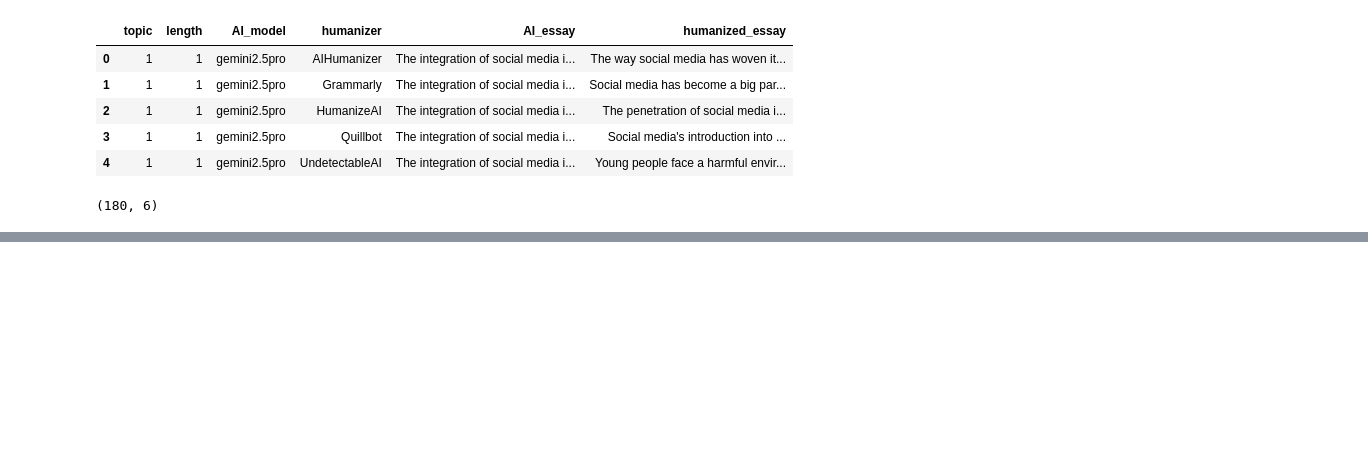
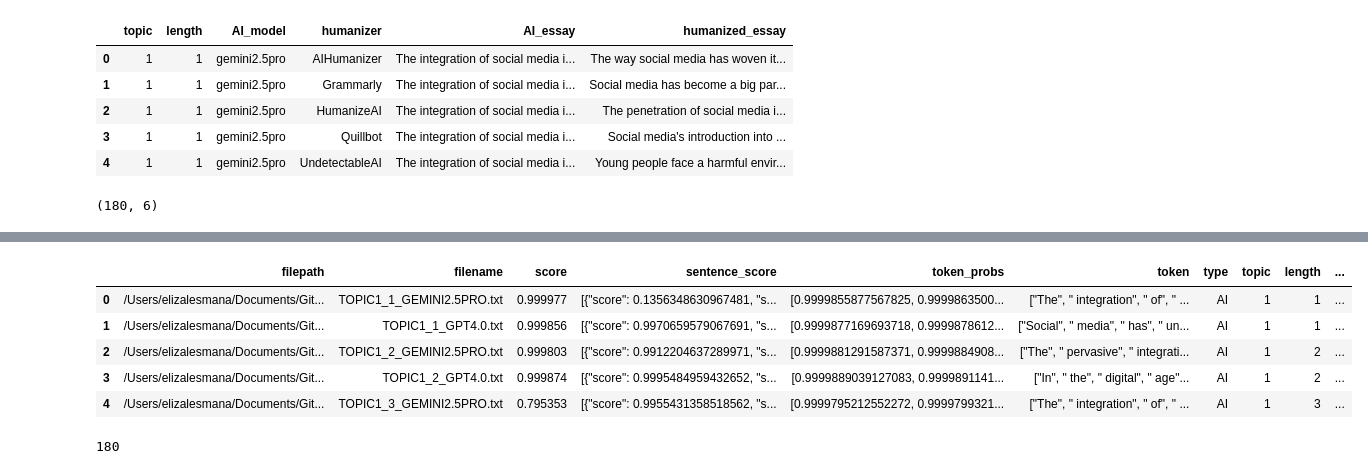
Before and after one commit to warit-tee/FYP, a Jupyter notebook: detectability/detect-results.ipynb, the cells around one changed output, grey strips where cells are left out. Saved outputs shown, nothing was run; the diff lists cells and outputs as text; code cells hidden in the pictures; blank space fills up the shorter version.

```diff
--- a/detectability/detect-results.ipynb
+++ b/detectability/detect-results.ipynb
@@ -22,0 +149,4 @@ df.loc[0, 'AI_essay']
+# %%
+sapling = pd.read_csv('sapling_results.csv')
+print(sapling.shape)
+sapling.head()
@@ -22,0 +161,39 @@ df.loc[0, 'AI_essay']
+# %%
+humanizers = ['AIHumanizer', 'Grammarly', 'HumanizeAI', 'Quillbot', 'UndetectableAI', 'writehuman.ai']
+sapling['type'] = None
+sapling['topic'] = None
+sapling['length'] = None
+sapling['AI_model'] = None
+for i, row in sapling.iterrows():
+    type = row['filepath'].split('/')
+    isai = True
+    for humanizer in humanizers:
+        if humanizer in type:
+            sapling.at[i, 'type'] = humanizer
+            isai = False
+            break
+    if isai:
+        sapling.at[i, 'type'] = 'AI'
+    topic, length, model = row['filename'].split('_')
+    topic = int(topic[5])
+    length = int(length)
+    model = model[:-4].lower()
+    sapling.at[i, 'topic'] = topic
+    sapling.at[i, 'length'] = length
+    sapling.at[i, 'AI_model'] = model
+sapling.sort_values(by=['type','topic','length', 'AI_model'], inplace=True, ignore_index=True)
+sapling.head()
+# %% [output]
+|  | filepath | filename | score | sentence_score | token_probs | token | type | topic | length | ... |
+| 0 | /Users/elizalesmana/Documents/Git... | TOPIC1_1_GEMINI2.5PRO.txt | 0.999977 | [{"score": 0.1356348630967481, "s... | [0.9999855877567825, 0.9999863500... | ["The", " integration", " of", " ... | AI | 1 | 1 | ... |
+| 1 | /Users/elizalesmana/Documents/Git... | TOPIC1_1_GPT4.0.txt | 0.999856 | [{"score": 0.9970659579067691, "s... | [0.9999877169693718, 0.9999878612... | ["Social", " media", " has", " un... | AI | 1 | 1 | ... |
+| 2 | /Users/elizalesmana/Documents/Git... | TOPIC1_2_GEMINI2.5PRO.txt | 0.999803 | [{"score": 0.9912204637289971, "s... | [0.9999881291587371, 0.9999884908... | ["The", " pervasive", " integrati... | AI | 1 | 2 | ... |
+| 3 | /Users/elizalesmana/Documents/Git... | TOPIC1_2_GPT4.0.txt | 0.999874 | [{"score": 0.9995484959432652, "s... | [0.9999889039127083, 0.9999891141... | ["In", " the", " digital", " age"... | AI | 1 | 2 | ... |
+| 4 | /Users/elizalesmana/Documents/Git... | TOPIC1_3_GEMINI2.5PRO.txt | 0.795353 | [{"score": 0.9955431358518562, "s... | [0.9999795212552272, 0.9999799321... | ["The", " integration", " of", " ... | AI | 1 | 3 | ... |
+# %%
+detect_score = sapling['score'].tolist()
+ai_score = detect_score[:30]
+ai_score = ai_score*6
+len(ai_score)
+# %% [output]
+180
```
Also changed, not shown: parts of 23 cells of this notebook, 5 other files.
